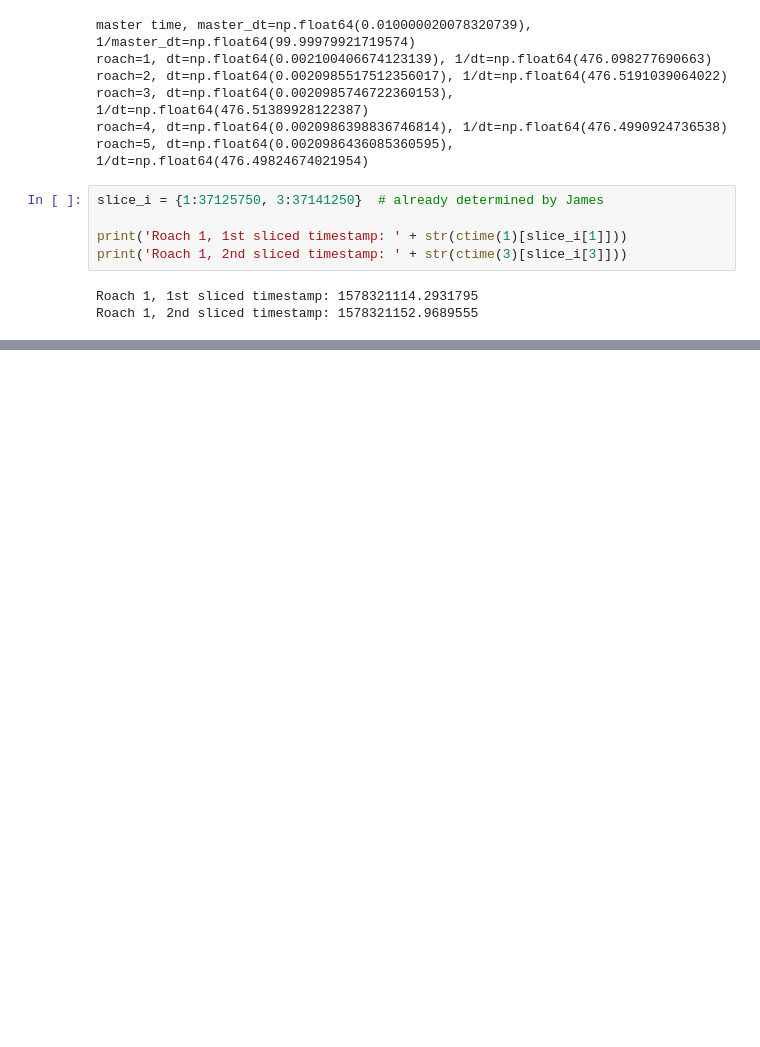
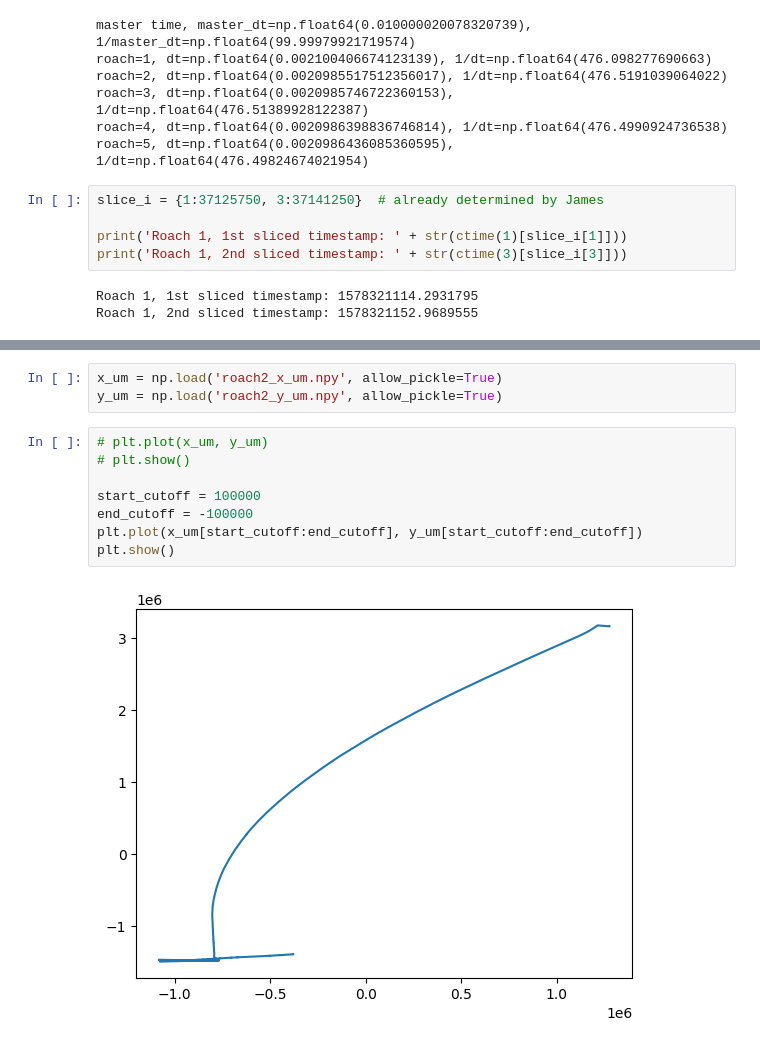
Before and after one commit to jonahjlee/map_making_blasttng_jl, a Jupyter notebook: time_slicing.ipynb, the cells around one changed output, grey strips where cells are left out. Saved outputs shown, nothing was run; the diff lists cells and outputs as text; blank space fills up the shorter version.

```diff
--- a/time_slicing.ipynb
+++ b/time_slicing.ipynb
@@ -62,0 +89,13 @@ Roach 1, 2nd sliced timestamp: 1578321152.9689555
+# %%
+x_um = np.load('roach2_x_um.npy', allow_pickle=True)
+y_um = np.load('roach2_y_um.npy', allow_pickle=True)
+# %%
+# plt.plot(x_um, y_um)
+# plt.show()
+
+start_cutoff = 100000
+end_cutoff = -100000
+plt.plot(x_um[start_cutoff:end_cutoff], y_um[start_cutoff:end_cutoff])
+plt.show()
+# %% [output]
+[figure, added]
```
Also changed, not shown: parts of 2 cells of this notebook, 2 other files.
